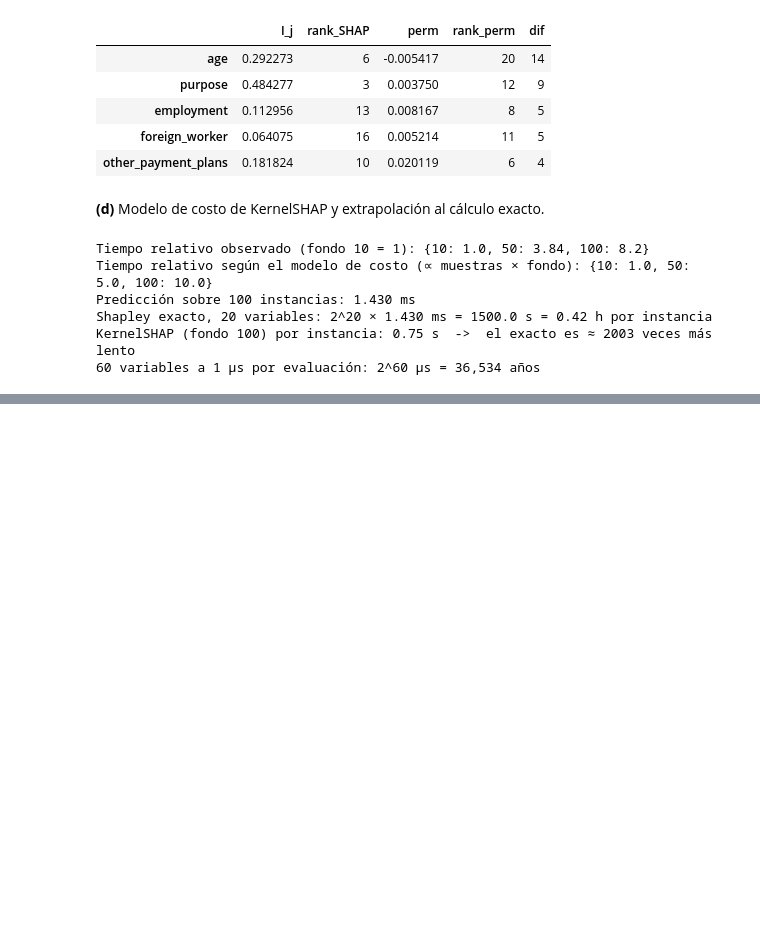
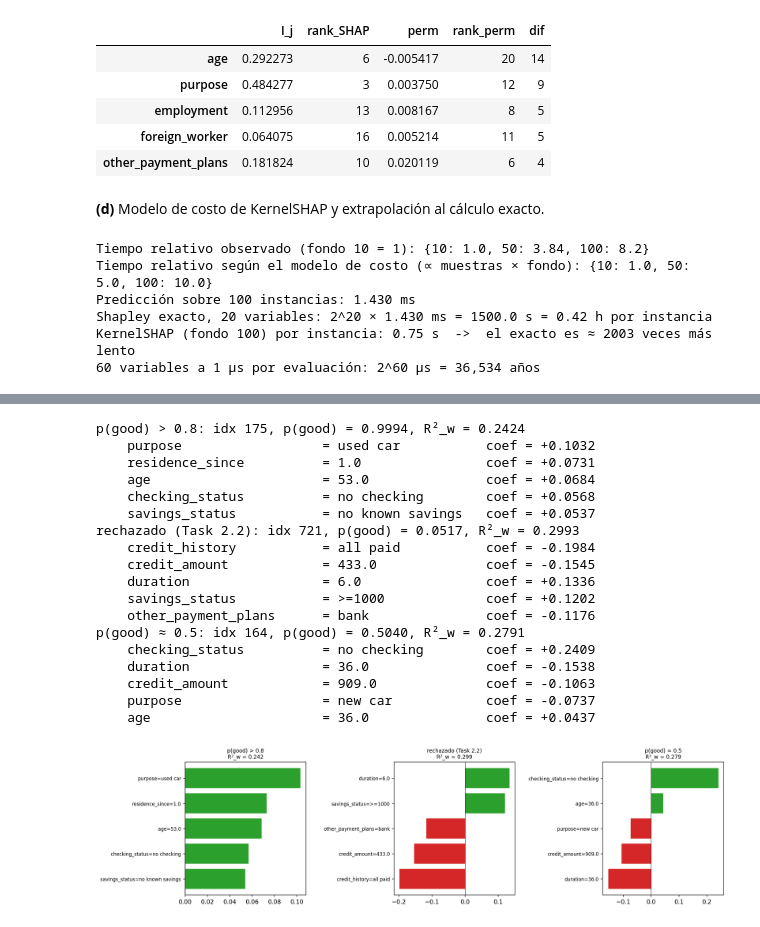
Before and after one commit to Isabella334/DeepLearning-Lab9, a Jupyter notebook: Lab10.ipynb, the cells around one changed output, grey strips where cells are left out. Saved outputs shown, nothing was run; the diff lists cells and outputs as text; code cells hidden in the pictures; blank space fills up the shorter version.

Commit message:
feat: task 3 done

```diff
--- a/Lab10.ipynb
+++ b/Lab10.ipynb
@@ -598,0 +605,78 @@ KernelSHAP (fondo 100) por instancia: 0.75 s  ->  el exacto es ≈ 2003 veces m
+# %%
+# LIME tabular desde cero (sin la librería lime) sobre el modelo gb del Task 2.1.
+N, K, LAM, SIGMA_REL = 5000, 5, 1.0, 0.75
+d = len(COLS)                                   # d' = 20
+sigma2 = (SIGMA_REL * np.sqrt(d)) ** 2          # sigma^2 = 0.75^2 * 20 = 11.25
+Xtr_vals = X_tr.values
+
+def muestrear_z(x, rng):
+    """z' binaria (N x d) y la entrada real z: presente = valor de x, ausente = muestra de X_tr."""
+    Zp = (rng.random((N, d)) < 0.5).astype(float)                 # 1 con probabilidad 0.5
+    idx = rng.integers(0, Xtr_vals.shape[0], size=(N, d))         # fila al azar por celda
+    Zreal = np.where(Zp == 1, x, Xtr_vals[idx, np.arange(d)])     # ausente -> valor al azar de la columna
+    return Zp, Zreal
+
+def ridge_ponderada(Zp, y, pesos, lam):
+    """Forma cerrada w = (A'ΠA + λR)^-1 A'Πy, con A = [1, Zp]. El intercepto no se penaliza (R[0,0]=0)."""
+    A = np.column_stack([np.ones(len(Zp)), Zp])                   # columna de unos para el intercepto
+    AW = A * pesos[:, None]                                       # A'Π sin formar Π densa (NxN)
+    R = np.eye(A.shape[1]); R[0, 0] = 0.0
+    w = np.linalg.solve(A.T @ AW + lam * R, AW.T @ y)
+    return w, A
+
+def lime_tabular(i):
+    rng = np.random.default_rng(SEED)
+    x = X_te.iloc[i].values
+    Zp, Zreal = muestrear_z(x, rng)
+    y = gb.predict_proba(Zreal)[:, 1]                             # salida a explicar: prob de good
+    pesos = np.exp(-(d - Zp.sum(1)) / sigma2)                     # D^2 = número de variables ausentes
+    w20, _ = ridge_ponderada(Zp, y, pesos, LAM)                  # 1) ajuste sobre las 20 variables
+    top = np.argsort(-np.abs(w20[1:]))[:K]                       # K variables de mayor |w|
+    wk, Ak = ridge_ponderada(Zp[:, top], y, pesos, LAM)         # 2) reajuste solo con las K
+    g = Ak @ wk
+    ybar = (pesos * y).sum() / pesos.sum()                       # media ponderada
+    R2w = 1 - (pesos * (y - g) ** 2).sum() / (pesos * (y - ybar) ** 2).sum()
+    return top, wk, R2w
+
+i_mid = int(np.argmin(np.abs(p_te - 0.5)))                       # cliente con p(good) en [0.45, 0.55]
+CLIENTES = [("p(good) > 0.8", i_ok), ("rechazado (Task 2.2)", i_rech), ("p(good) ≈ 0.5", i_mid)]
+
+fig, ax = plt.subplots(1, 3, figsize=(15, 4)); LIME = {}
+for a, (nombre, i) in zip(ax, CLIENTES):
+    top, wk, R2w = lime_tabular(i); LIME[nombre] = (i, top, wk, R2w)
+    coef = wk[1:]
+    vals = [decodificar(COLS[j], X_te.iloc[i][COLS[j]]) for j in top]
+    print(f"{nombre}: idx {X_te.index[i]}, p(good) = {p_te[i]:.4f}, R²_w = {R2w:.4f}")
+    for j, c, v in zip(top, coef, vals):
+        print(f"    {COLS[j]:24s} = {str(v):18s} coef = {c:+.4f}")
+    orden = np.argsort(coef); etiquetas = [f"{COLS[j]}={v}" for j, v in zip(top, vals)]
+    a.barh(range(K), coef[orden], color=["tab:red" if c < 0 else "tab:green" for c in coef[orden]])
+    a.set_yticks(range(K)); a.set_yticklabels([etiquetas[t] for t in orden], fontsize=8)
+    a.axvline(0, color="k", lw=0.6); a.set_title(f"{nombre}\nR²_w = {R2w:.3f}", fontsize=9)
+plt.tight_layout(); plt.savefig("figs/t3_lime.png", dpi=150, bbox_inches="tight"); plt.show()
+
+T31 = pd.DataFrame(
+    [(nombre, COLS[j], decodificar(COLS[j], X_te.iloc[i][COLS[j]]), float(wk[1 + r]), round(float(R2w), 4))
+     for nombre, (i, top, wk, R2w) in LIME.items() for r, j in enumerate(top)],
+    columns=["cliente", "variable", "valor", "coef", "R²_w"])
+T31
+# %% [output]
+p(good) > 0.8: idx 175, p(good) = 0.9994, R²_w = 0.2424
+    purpose                  = used car           coef = +0.1032
+    residence_since          = 1.0                coef = +0.0731
+    age                      = 53.0               coef = +0.0684
+    checking_status          = no checking        coef = +0.0568
+    savings_status           = no known savings   coef = +0.0537
+rechazado (Task 2.2): idx 721, p(good) = 0.0517, R²_w = 0.2993
+    credit_history           = all paid           coef = -0.1984
+    credit_amount            = 433.0              coef = -0.1545
+    duration                 = 6.0                coef = +0.1336
+    savings_status           = >=1000             coef = +0.1202
+    other_payment_plans      = bank               coef = -0.1176
+p(good) ≈ 0.5: idx 164, p(good) = 0.5040, R²_w = 0.2791
+    checking_status          = no checking        coef = +0.2409
+    duration                 = 36.0               coef = -0.1538
+    credit_amount            = 909.0              coef = -0.1063
+    purpose                  = new car            coef = -0.0737
+    age                      = 36.0               coef = +0.0437
+[figure, added]
```
Also changed, not shown: parts of 14 cells of this notebook, 3 other files.
